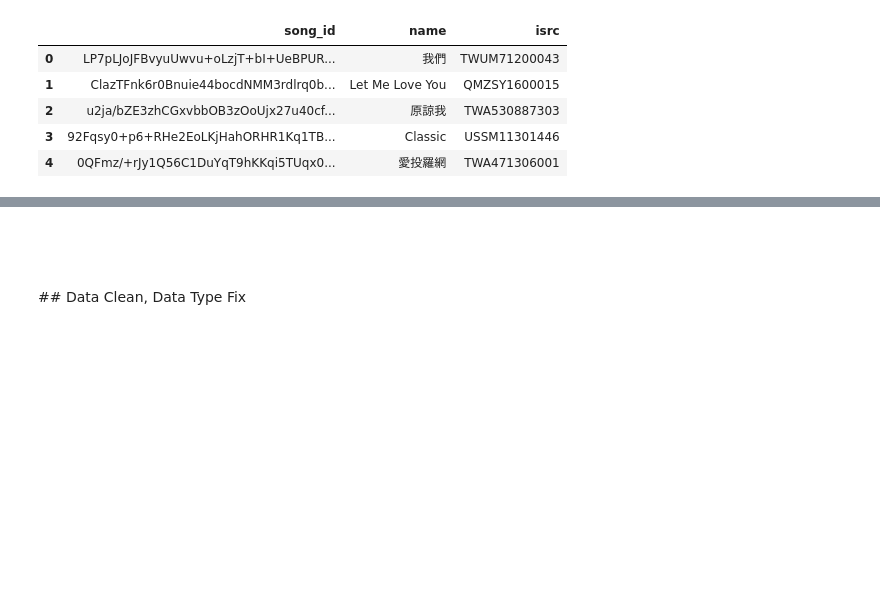
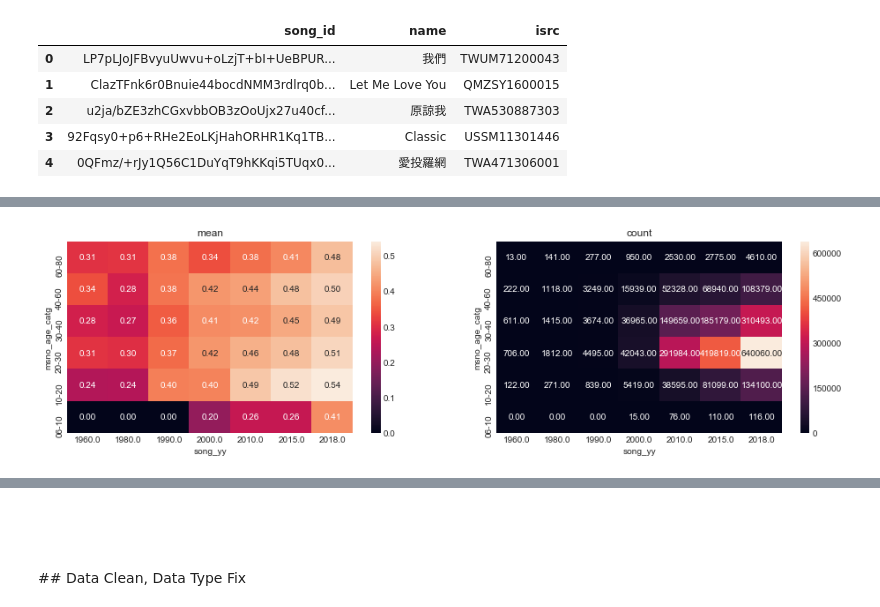
Before and after one commit to CloudMile/ml-specialized, a Jupyter notebook: kkbox/kkbox.ipynb, the cells around one changed output, grey strips where cells are left out. Cells and saved outputs as stored; diff of their text form; code cells hidden in the pictures; blank space fills up the shorter version.

```diff
--- a/kkbox/kkbox.ipynb
+++ b/kkbox/kkbox.ipynb
@@ -132,0 +139,31 @@ del tr, vl
+# %%
+%%time
+tr = pd.read_pickle('./data/processed/cleaned/tr.pkl')
+vl = pd.read_pickle('./data/processed/cleaned/vl.pkl')
+members = pd.read_pickle('./data/processed/cleaned/members.pkl')
+# Tenure, years range from registration time to expiration
+members['tenure'] = \
+    ((members.expiration_date * 86400)
+             .map(lambda e: datetime.fromtimestamp(e) if e > 0 else None) -
+     (members.registration_init_time * 86400).map(datetime.fromtimestamp)).dt.days / 365
+
+bins = np.array([6, 10, 20, 30, 40, 60, 80])
+age_map = pd.Series(['', '06-10', '10-20', '20-30', '30-40', '40-60', '60-80', ''])
+members['msno_age_catg'] = pd.Series(np.digitize(members.bd, bins)).map(age_map)
+
+songs = pd.read_pickle('./data/processed/cleaned/songs.pkl')
+song_extra_info = pd.read_csv('./data/song_extra_info.csv').set_index('song_id')
+data = pd.concat([tr, vl], 0, ignore_index=True)
+del tr, vl
+
+# Although we don't put name feature for training, but it's good for exploration
+songs['name'] = song_extra_info.name.reindex(songs.song_id).values
+songs['song_yy'] = (songs.isrc.str.slice(5, 7)
+                         .map(lambda e: 2000 + int(e) if int(e) < 18 else 1900 + int(e),
+                              na_action='ignore'))
+# Transform song_yy to songs age
+age_bins = pd.Series([0, 1960, 1980, 1990, 2000, 2010, 2015])
+age_map = pd.Series([0, 1960, 1980, 1990, 2000, 2010, 2015, 2018])
+songs['song_yy'] = (pd.Series(np.digitize(songs.song_yy.fillna(-1), age_bins))
+                      .map(age_map))
+del song_extra_info
@@ -132,0 +172,3 @@ del tr, vl
+# %%
+data = data.merge(members, how='left', on='msno').merge(songs, how='left', on='song_id')
+data.head()
@@ -132,0 +199,3 @@ del tr, vl
+# %%
+stats = utils_nb.flatten(data, ['song_yy', 'msno_age_catg', 'language'], 'genre_ids', 'target')
+stats.head()
@@ -132,0 +209,8 @@ del tr, vl
+# %%
+ytick = ['06-10', '10-20', '20-30', '30-40', '40-60', '60-80']
+ytick.reverse()
+
+chop = stats.query("song_yy > 0 and msno_age_catg != '' and language != '-1'")
+utils_nb.heatmap(chop, 'msno_age_catg', 'song_yy', annot=True, ytick=ytick)
+# %% [output]
+[figure, added]
```
Also changed, not shown: parts of 20 cells of this notebook, 1 other file.
